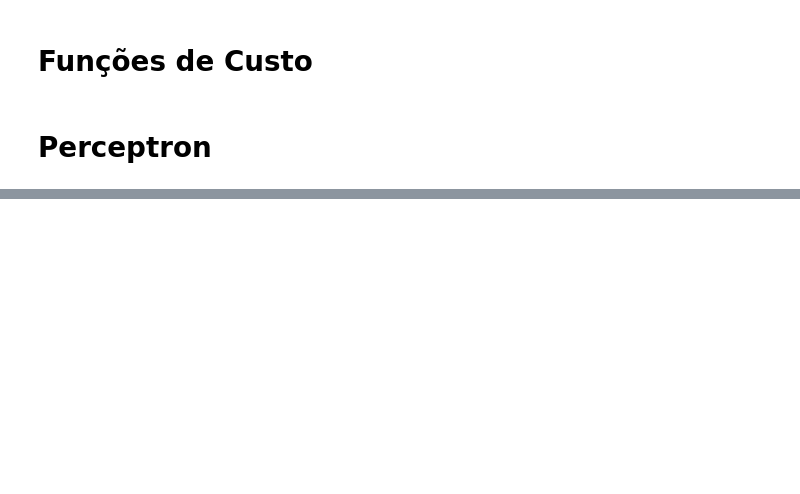
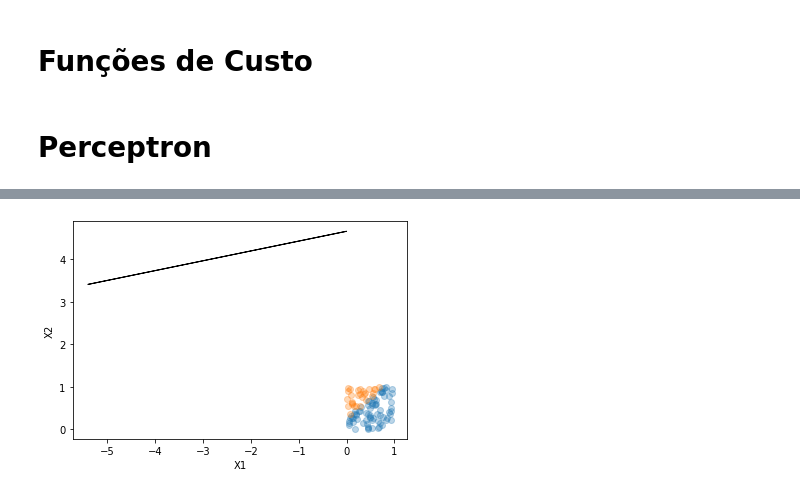
Before and after one commit to fboldt/aulasann, a Jupyter notebook: learningrate.ipynb, the cells around one changed output, grey strips where cells are left out. Cells and saved outputs as stored; diff of their text form; code cells hidden in the pictures; blank space fills up the shorter version.

```diff
--- a/learningrate.ipynb
+++ b/learningrate.ipynb
@@ -137,3 +139,8 @@ print(sum(y == ypred)/len(y))
+# %%
+plotadataset(X, y)
+plotahiperplano(perceptron.w[1:],perceptron.w[0])
+# %% [output]
+[figure, added]
 # %%
 whist = np.array(perceptron.whist)
 chist = np.array(perceptron.chist)
```
Also changed, not shown: parts of 5 cells of this notebook.
